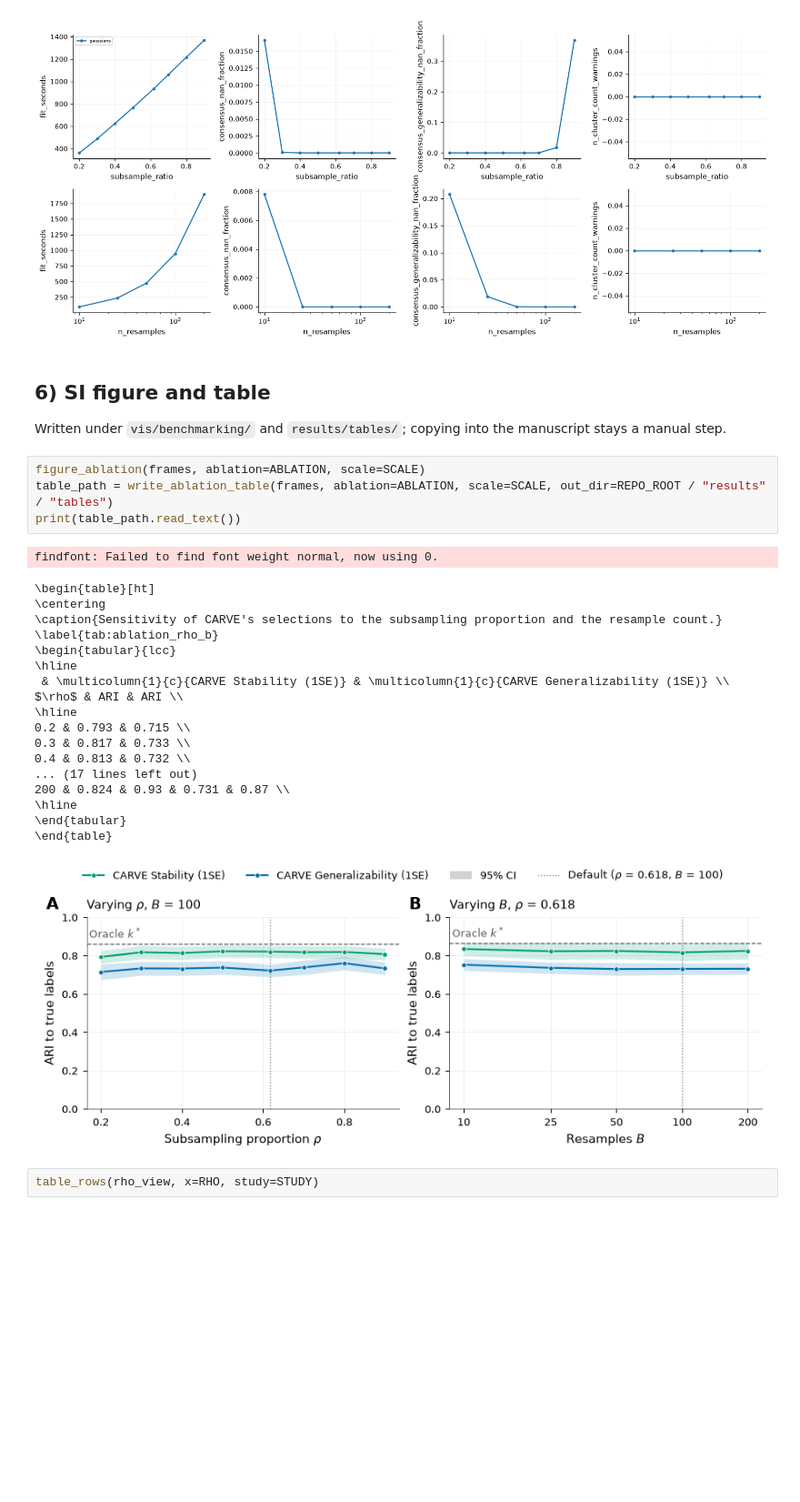
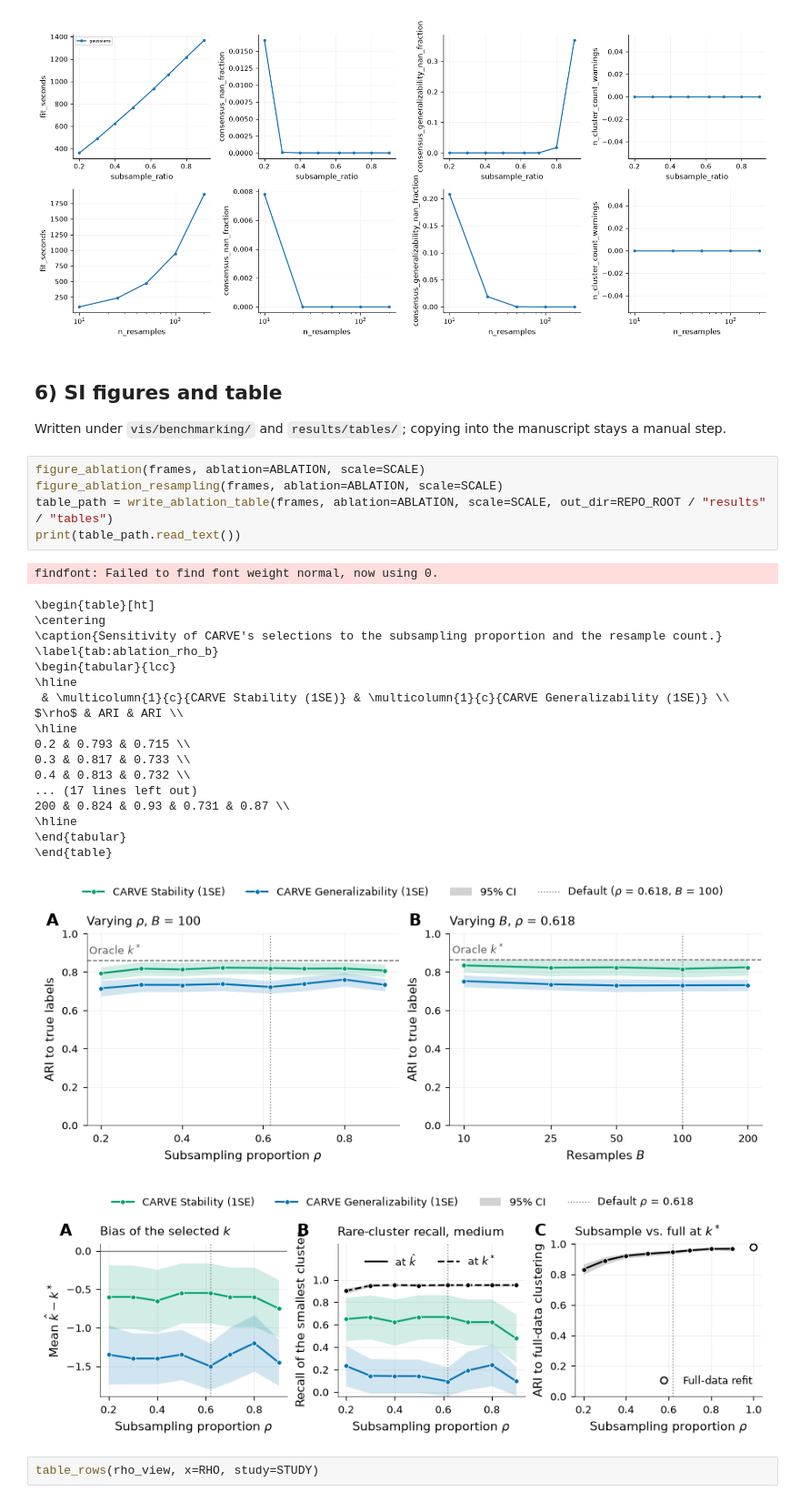
Before and after one commit to DataSlingers/CARVE, a Jupyter notebook: notebooks/Resampling_Ablation.ipynb, the cells around one changed output. Shown at 91% size. Saved outputs shown, nothing was run; the diff lists cells and outputs as text; blank space fills up the shorter version.

```diff
--- a/notebooks/Resampling_Ablation.ipynb
+++ b/notebooks/Resampling_Ablation.ipynb
@@ -303,34 +311,36 @@ pd.concat([diag_rho.assign(arm="rho"), diag_b.assign(arm="b")])
 | 4 | NaN | gaussians | 1893.785113 | 0.000000 | 0.000000e+00 | ... |
 [figure]
 # %% [markdown]
-## 6) SI figure and table
+## 6) SI figures and table
 
 Written under `vis/benchmarking/` and `results/tables/`; copying into the
 manuscript stays a manual step.
 # %%
 figure_ablation(frames, ablation=ABLATION, scale=SCALE)
+figure_ablation_resampling(frames, ablation=ABLATION, scale=SCALE)
 table_path = write_ablation_table(frames, ablation=ABLATION, scale=SCALE, out_dir=REPO_ROOT / "results" / "tables")
 print(table_path.read_text())
 # %% [output]
 findfont: Failed to find font weight normal, now using 0.
 \begin{table}[ht]
 \centering
 \caption{Sensitivity of CARVE's selections to the subsampling proportion and the resample count.}
 \label{tab:ablation_rho_b}
 \begin{tabular}{lcc}
 \hline
  & \multicolumn{1}{c}{CARVE Stability (1SE)} & \multicolumn{1}{c}{CARVE Generalizability (1SE)} \\
 $\rho$ & ARI & ARI \\
 \hline
 0.2 & 0.793 & 0.715 \\
 0.3 & 0.817 & 0.733 \\
 0.4 & 0.813 & 0.732 \\
 ... (17 lines left out)
 200 & 0.824 & 0.93 & 0.731 & 0.87 \\
 \hline
 \end{tabular}
 \end{table}
 [figure]
+[figure, added]
 # %%
 table_rows(rho_view, x=RHO, study=STUDY)
 # %% [output]
```
Also changed, not shown: parts of 5 cells of this notebook, 7 other files.
